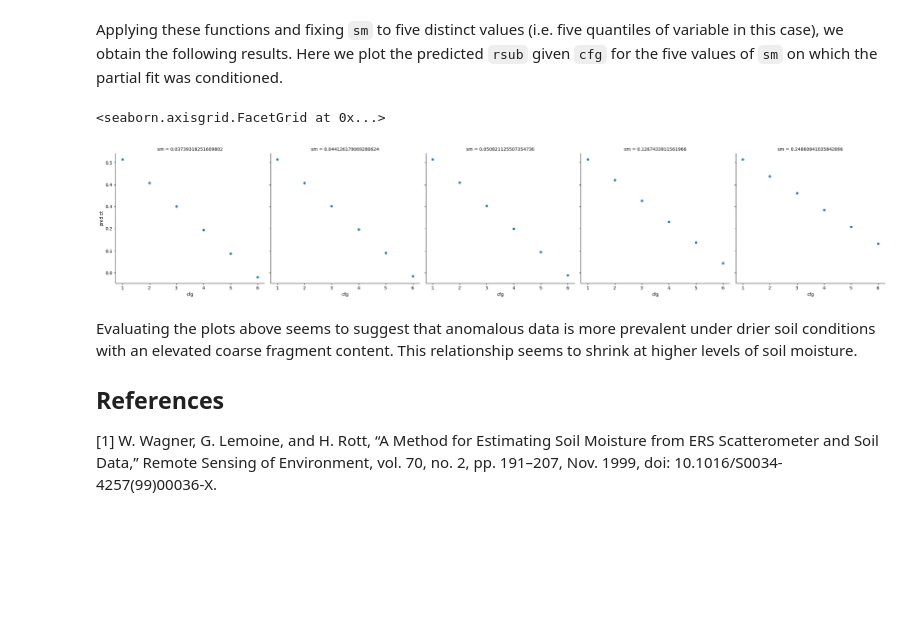
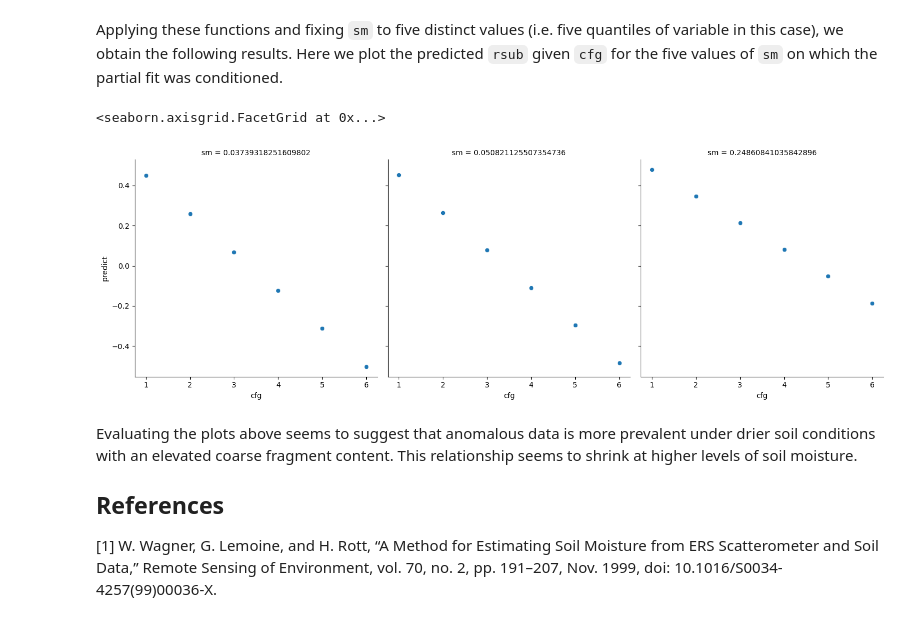
Before and after one commit to MartinSchobben/big_eo_models, a Jupyter notebook: 01_multiple-regression.ipynb, the cells around one changed output. Cells and saved outputs as stored; diff of their text form; code cells hidden in the pictures; blank space fills up the shorter version.

Commit message:
add full grid for multiple regression

```diff
--- a/01_multiple-regression.ipynb
+++ b/01_multiple-regression.ipynb
@@ -36,7 +36,7 @@ The data is derived from a strip along the 21 southern latitude (close to tropic
 
 This data has already been collected in a Parquet data structure and can be lazily loaded, like so:
 # %%
-soil_df = dd.read_parquet("~/shared/datasets/rs/S1_ERA5L_CRRL/CRRL-SIG0-ERA5L/V1M0R1/EQUI7_OC020M/")
+soil_df = dd.read_parquet("data/S1_ERA5L_CRRL/CRRL-SIG0-ERA5L/V1M0R1/EQUI7_OC020M/")
 soil_df
 # %% [output]
 Dask DataFrame Structure:
@@ -277,30 +277,37 @@ def partial_fit_(target, fixed, model, interactions):
     new_df["predict"] = model.predict(new_df[EXP_VARIABLES])
     return new_df
 
+def expand_grid(fixed):
+     return dict(
+         zip(fixed.keys(),
+         list(map(np.ravel, np.meshgrid(*fixed.values()))))
+        )
+
 def partial_fit(target, fixed, model, interactions):
     fitted_data = []
-    for i in list(*fixed.values()):
-        fitted_data.append(partial_fit_(target, {list(fixed.keys())[0]: i}, model, interactions))
+    fixed_expanded = expand_grid(fixed)
+    for i in range(np.array([*fixed_expanded.values()]).shape[1]):
+        fitted_data.append(partial_fit_(target, {k:v[i] for k,v in fixed_expanded.items()}, model, interactions))
     return pd.concat(fitted_data)
 # %% [markdown]
 Applying these functions and fixing `sm` to five distinct values (i.e. five quantiles of variable in this case), we obtain the following results. Here we plot the predicted `rsub` given `cfg` for the five values of `sm` on which the partial fit was conditioned.
 # %%
 partial_sm = partial_fit(
     {"cfg": (soil_df["cfg"].min().compute(), soil_df["cfg"].max().compute())},
-    {"sm": np.quantile(soil_df["sm"], [0.05, 0.25, 0.5, 0.75, 0.95])},
+    {"sm": np.quantile(soil_df["sm"], [0.05, 0.5, 0.95])},
     dask_model,
     [("sm", "cfg")]
 )
 
 sns.relplot(
     data=partial_sm,
     x="cfg",
     y="predict",
     col="sm",
 )
 # %% [output]
 <seaborn.axisgrid.FacetGrid at 0x...>
-[figure, old version]
+[figure, new version]
 # %% [markdown]
 Evaluating the plots above seems to suggest that anomalous data is more prevalent under drier soil conditions with an elevated coarse fragment content. This relationship seems to shrink at higher levels of soil moisture.
 
```
Also changed, not shown: parts of 2 cells of this notebook.
